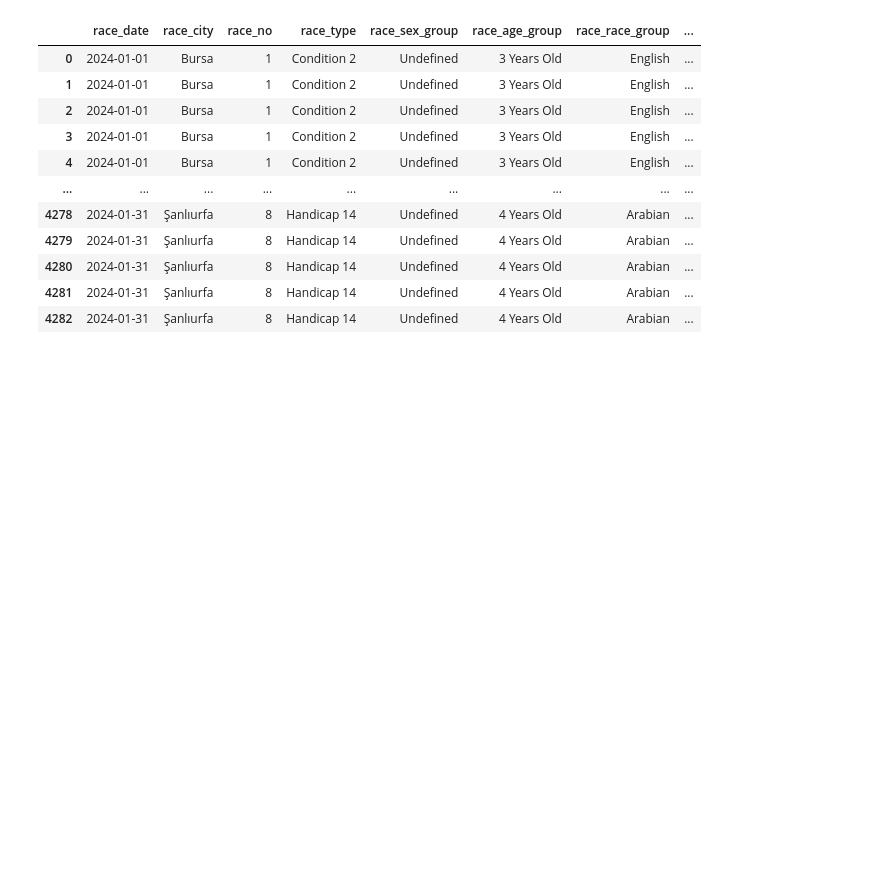
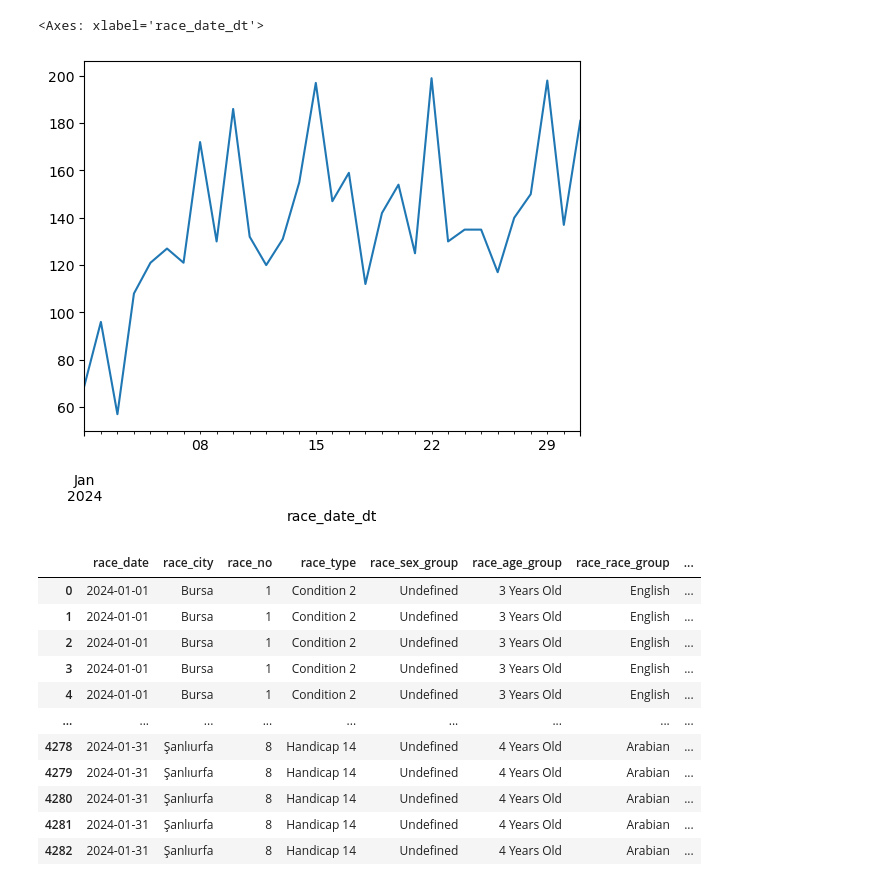
Before and after one commit to moonsunkey/Project-1, a Jupyter notebook: HorseRacing_jinlu.ipynb, the cells around one changed output. Drawn from its saved outputs; the diff is of its cells as text; code cells hidden in the pictures; blank space fills up the shorter version.

```diff
--- a/HorseRacing_jinlu.ipynb
+++ b/HorseRacing_jinlu.ipynb
@@ -41,6 +40,12 @@ combined.head()
 | 3 | 2024-01-01 | Bursa | 1 | Condition 2 | Undefined | 3 Years Old | English | ... |
 | 4 | 2024-01-01 | Bursa | 1 | Condition 2 | Undefined | 3 Years Old | English | ... |
 5 rows × 32 columns
+# %%
+clean['race_date_dt']=pd.to_datetime(clean['race_date'])
+clean.groupby('race_date_dt').size().plot()
+# %% [output]
+<Axes: xlabel='race_date_dt'>
+[figure, added]
 # %%
 # start with jinlu's work
 
```
Also changed, not shown: parts of 5 cells of this notebook, 1 other file.
